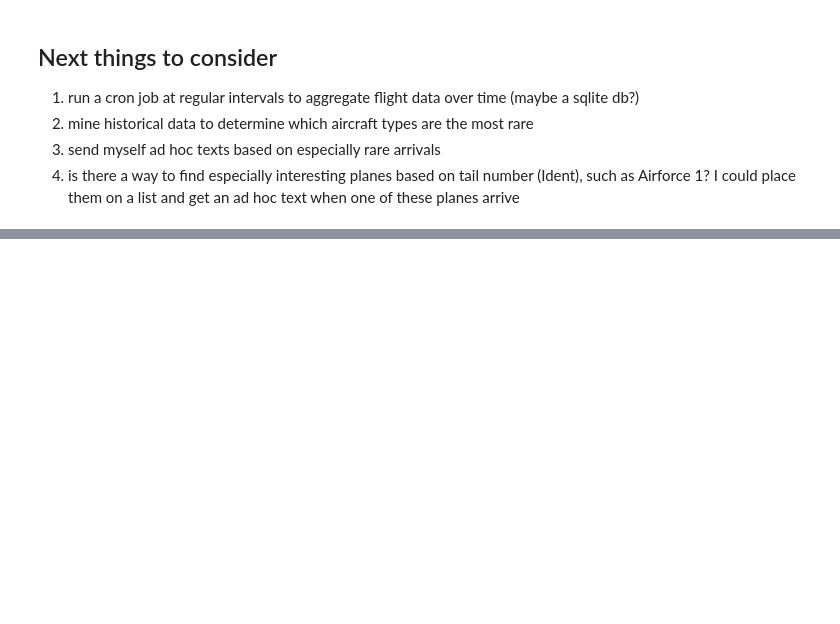
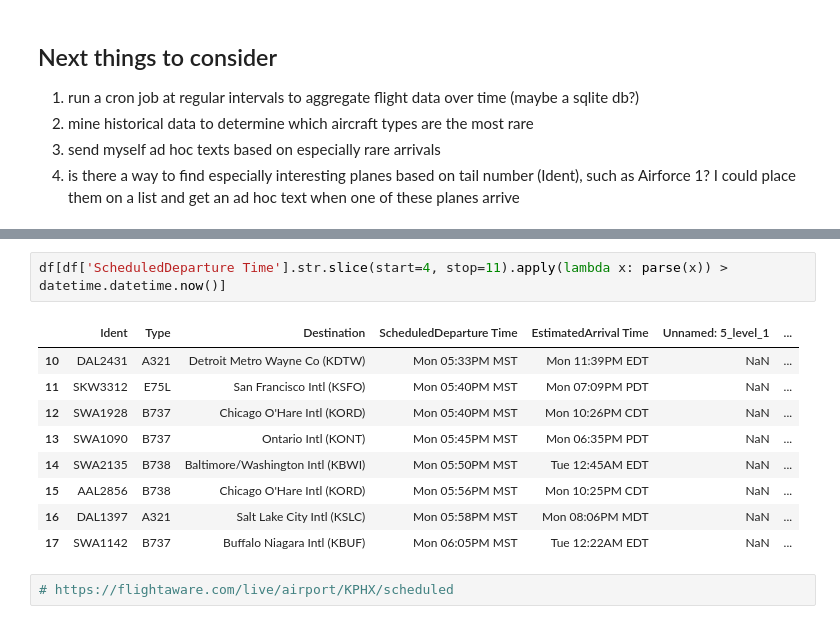
Before and after one commit to mrkjhsn/Sunset-Airplane-Notification, a Jupyter notebook: sunset_airplane_notification.ipynb, the cells around one changed output, grey strips where cells are left out. Saved outputs shown, nothing was run; the diff lists cells and outputs as text; blank space fills up the shorter version.

```diff
--- a/sunset_airplane_notification.ipynb
+++ b/sunset_airplane_notification.ipynb
@@ -123,0 +314,14 @@ msg
+# %%
+df[df['ScheduledDeparture Time'].str.slice(start=4, stop=11).apply(lambda x: parse(x)) > datetime.datetime.now()]
+# %% [output]
+|  | Ident | Type | Destination | ScheduledDeparture Time | EstimatedArrival Time | Unnamed: 5_level_1 | ... |
+| 10 | DAL2431 | A321 | Detroit Metro Wayne Co (KDTW) | Mon 05:33PM MST | Mon 11:39PM EDT | NaN | ... |
+| 11 | SKW3312 | E75L | San Francisco Intl (KSFO) | Mon 05:40PM MST | Mon 07:09PM PDT | NaN | ... |
+| 12 | SWA1928 | B737 | Chicago O'Hare Intl (KORD) | Mon 05:40PM MST | Mon 10:26PM CDT | NaN | ... |
+| 13 | SWA1090 | B737 | Ontario Intl (KONT) | Mon 05:45PM MST | Mon 06:35PM PDT | NaN | ... |
+| 14 | SWA2135 | B738 | Baltimore/Washington Intl (KBWI) | Mon 05:50PM MST | Tue 12:45AM EDT | NaN | ... |
+| 15 | AAL2856 | B738 | Chicago O'Hare Intl (KORD) | Mon 05:56PM MST | Mon 10:25PM CDT | NaN | ... |
+| 16 | DAL1397 | A321 | Salt Lake City Intl (KSLC) | Mon 05:58PM MST | Mon 08:06PM MDT | NaN | ... |
+| 17 | SWA1142 | B737 | Buffalo Niagara Intl (KBUF) | Mon 06:05PM MST | Tue 12:22AM EDT | NaN | ... |
+# %%
+# https://flightaware.com/live/airport/KPHX/scheduled
```
Also changed, not shown: parts of 29 cells of this notebook, 7 other files.
